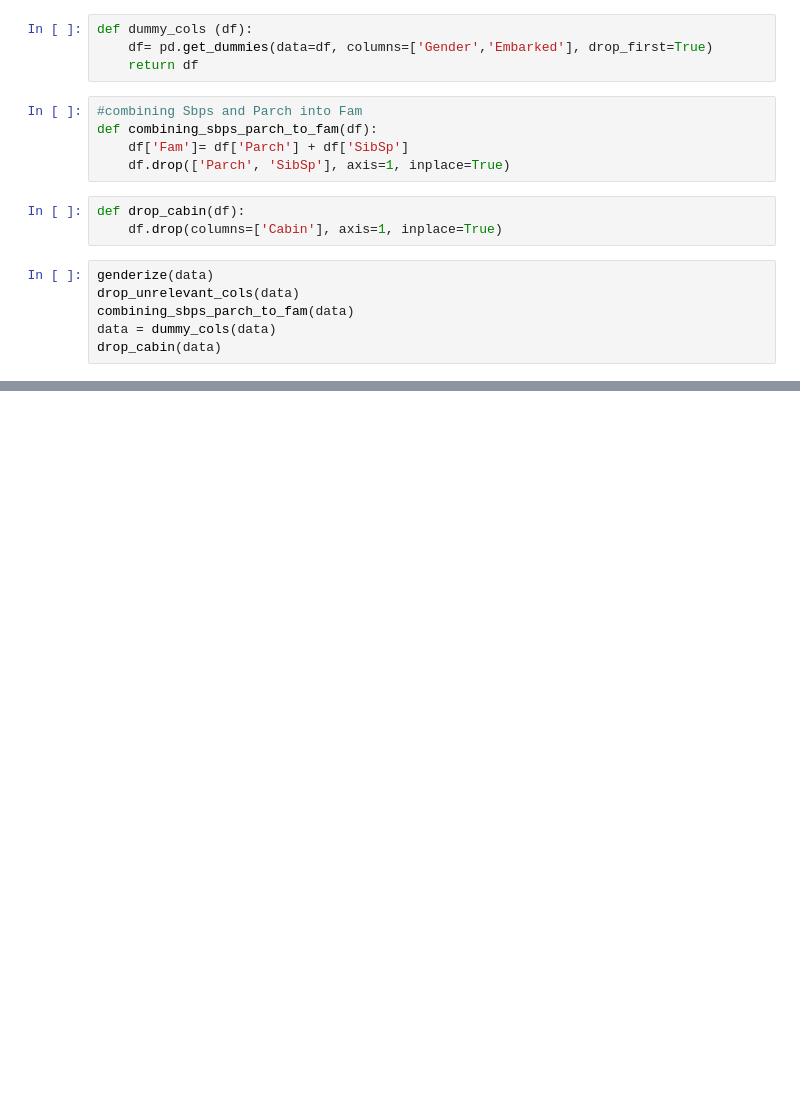
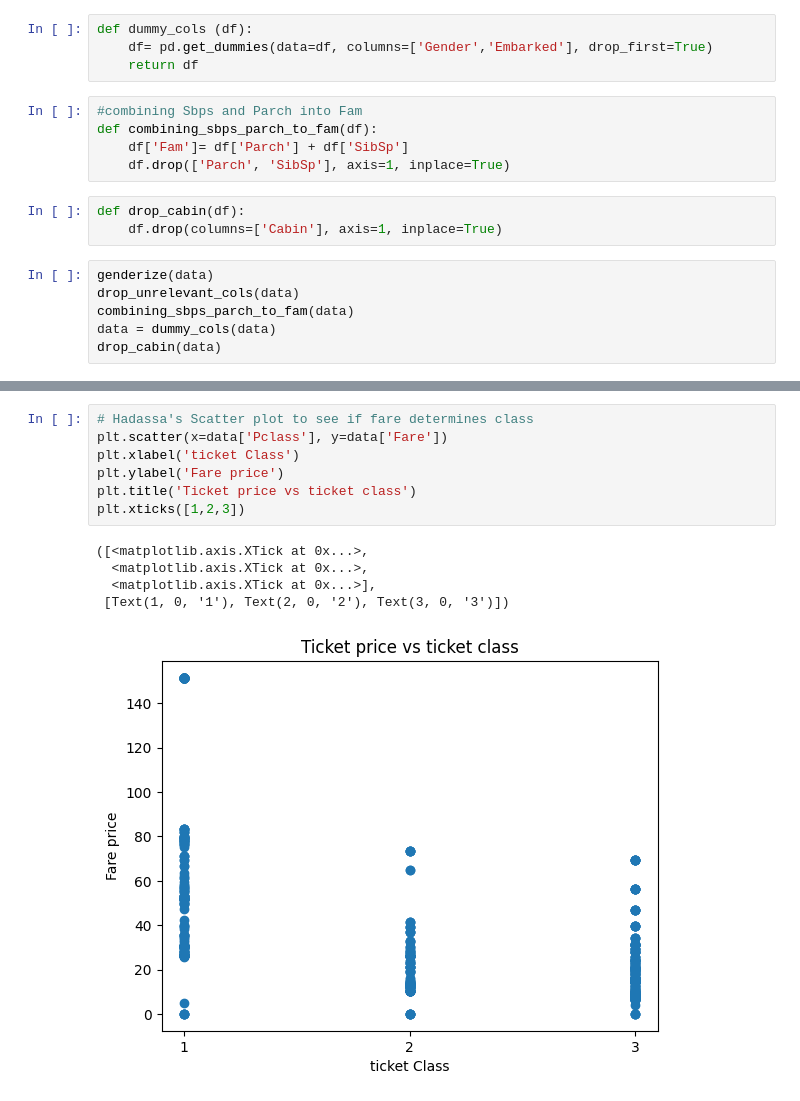
Before and after one commit to HadassaMenucha/Titanic-Final-Project, a Jupyter notebook: Titanic_FInal_Project.ipynb, the cells around one changed output, grey strips where cells are left out. Drawn from its saved outputs; the diff is of its cells as text; blank space fills up the shorter version.

```diff
--- a/Titanic_FInal_Project.ipynb
+++ b/Titanic_FInal_Project.ipynb
@@ -88,0 +144,13 @@ drop_cabin(data)
+# %%
+# Hadassa's Scatter plot to see if fare determines class
+plt.scatter(x=data['Pclass'], y=data['Fare'])
+plt.xlabel('ticket Class')
+plt.ylabel('Fare price')
+plt.title('Ticket price vs ticket class')
+plt.xticks([1,2,3])
+# %% [output]
+([<matplotlib.axis.XTick at 0x...>,
+  <matplotlib.axis.XTick at 0x...>,
+  <matplotlib.axis.XTick at 0x...>],
+ [Text(1, 0, '1'), Text(2, 0, '2'), Text(3, 0, '3')])
+[figure, added]
```
Also changed, not shown: parts of 9 cells of this notebook.
